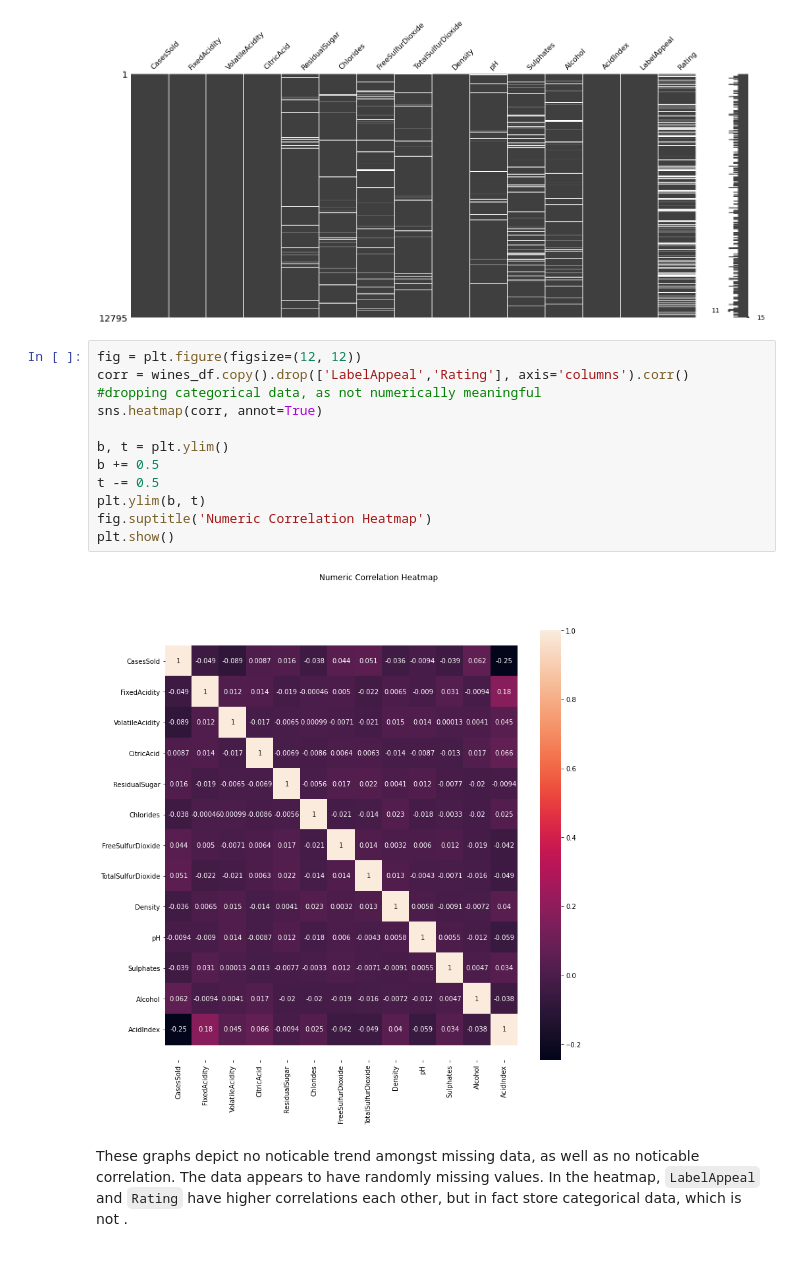
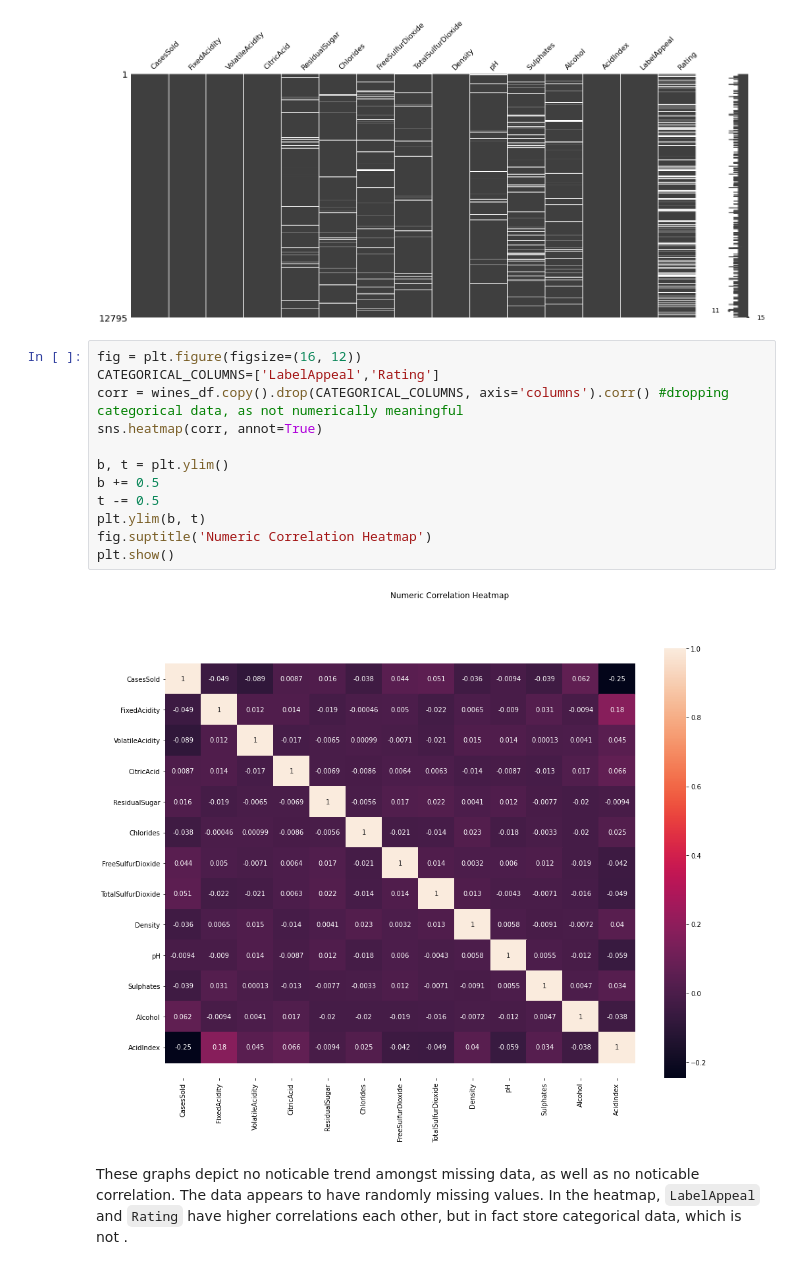
Before and after one commit to yabbou/python-data-science, a Jupyter notebook: hw_6.ipynb, the cells around one changed output. Saved outputs shown, nothing was run; the diff lists cells and outputs as text.

```diff
--- a/hw_6.ipynb
+++ b/hw_6.ipynb
@@ -176,18 +178,19 @@ nulls_visual = msno.matrix(wines_df)
 <Figure size 1440x576 with 0 Axes>
 [figure]
 # %%
-fig = plt.figure(figsize=(12, 12))
-corr = wines_df.copy().drop(['LabelAppeal','Rating'], axis='columns').corr() #dropping categorical data, as not numerically meaningful
+fig = plt.figure(figsize=(16, 12))
+CATEGORICAL_COLUMNS=['LabelAppeal','Rating']
+corr = wines_df.copy().drop(CATEGORICAL_COLUMNS, axis='columns').corr() #dropping categorical data, as not numerically meaningful
 sns.heatmap(corr, annot=True)
 
 b, t = plt.ylim()
 b += 0.5
 t -= 0.5
 plt.ylim(b, t)
 fig.suptitle('Numeric Correlation Heatmap')
 plt.show()
 # %% [output]
-[figure, old version]
+[figure, new version]
 # %% [markdown]
 These graphs depict no noticable trend amongst missing data, as well as no noticable correlation. The data appears to have randomly missing values. In the heatmap, `LabelAppeal` and `Rating` have higher correlations each other, but in fact store categorical data, which is not .
 # %%
```
Also changed, not shown: parts of 18 cells of this notebook.
